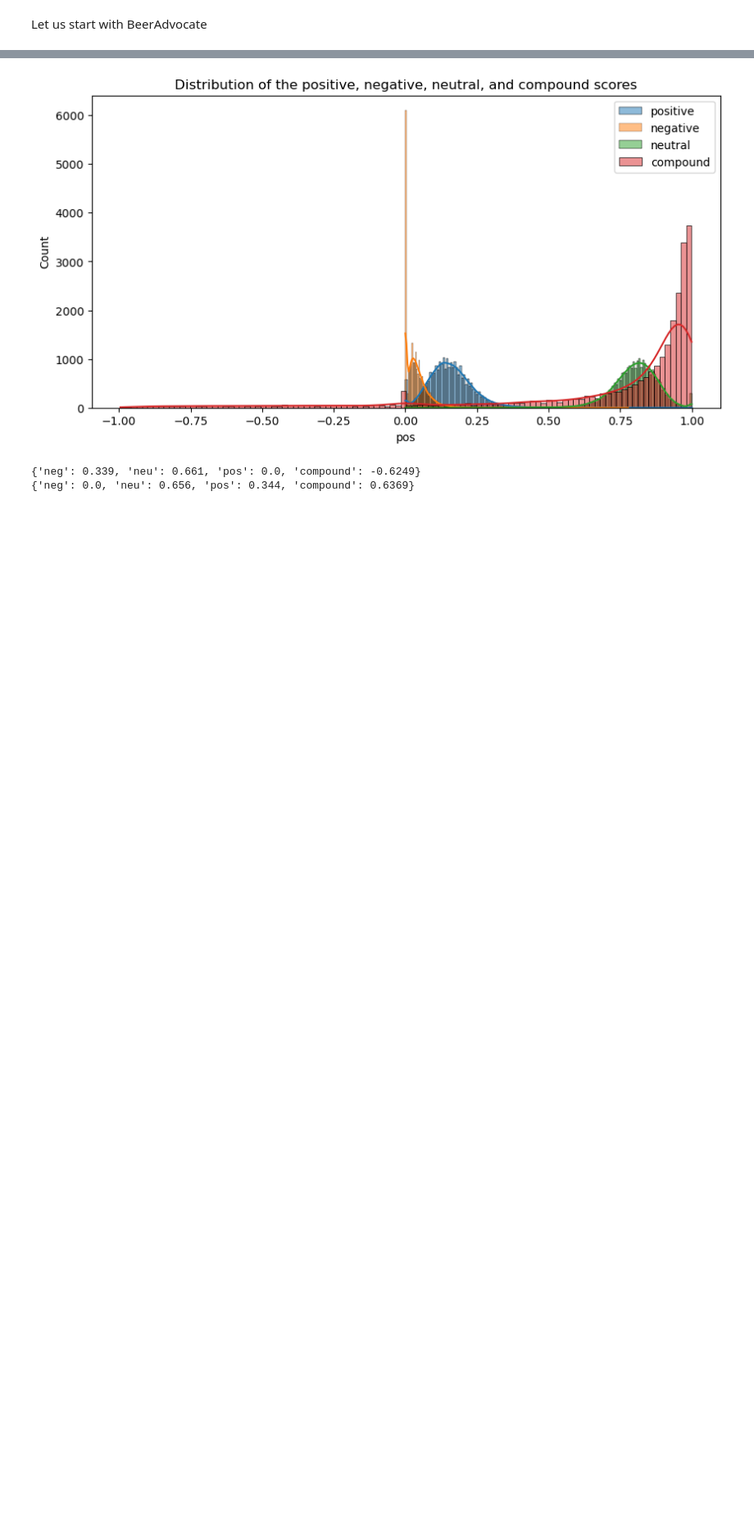
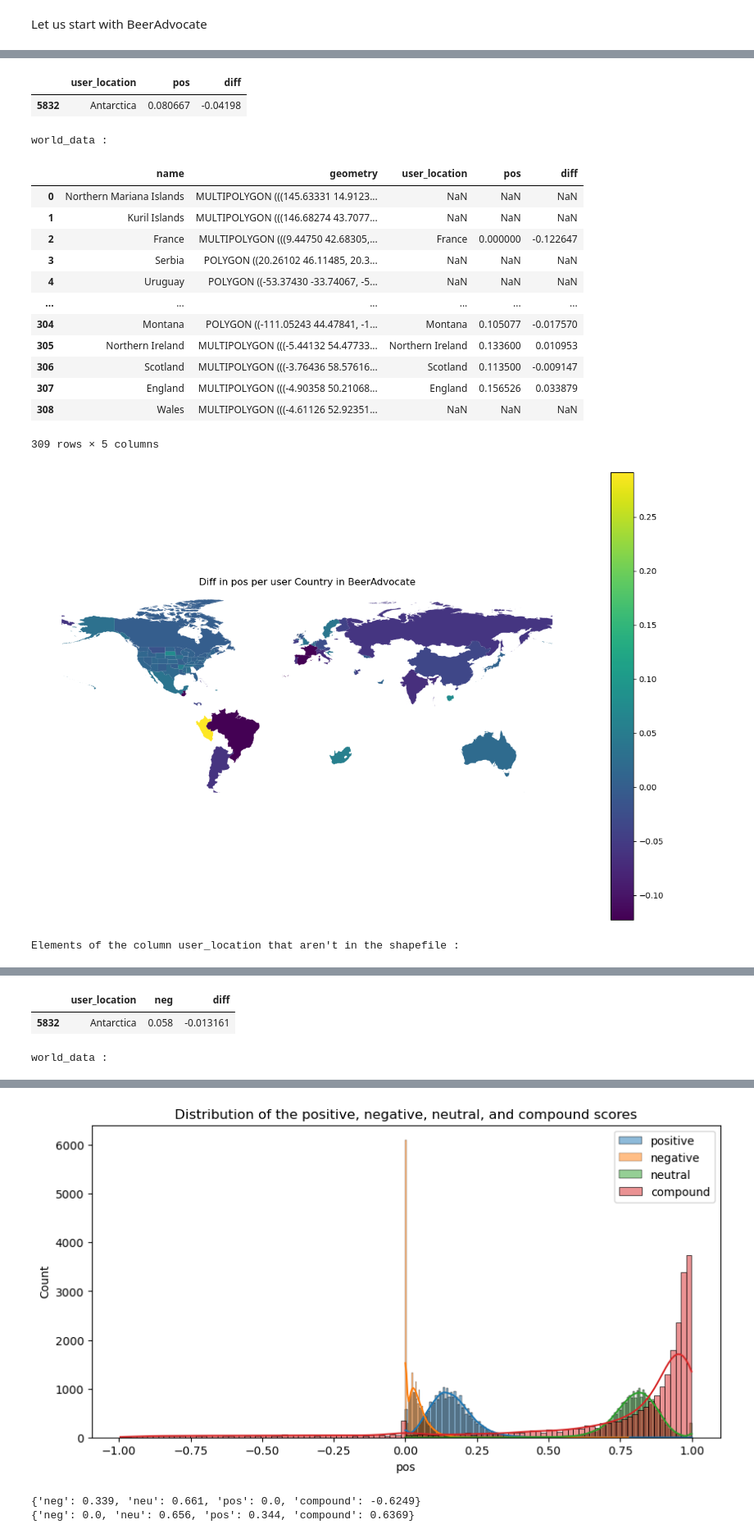
Before and after one commit to epfl-ada/ada-2023-project-dada, a Jupyter notebook: src/sentiment.ipynb, the cells around one changed output, grey strips where cells are left out. Shown at 82% size. Drawn from its saved outputs; the diff is of its cells as text; code cells hidden in the pictures; blank space fills up the shorter version.

```diff
--- a/src/sentiment.ipynb
+++ b/src/sentiment.ipynb
@@ -370,14 +632,0 @@ df_ba_new = df_ba_new[::100]
-# %%
-from tqdm import tqdm
-import time
-
-#loop through the rows and add the scores to the columns
-
-for index, row in tqdm(df_ba_new.iterrows(), total=len(df_ba_new)):
-    scores = analyzer.polarity_scores(row['text'])
-    df_ba_new.at[index, 'compound'] = scores['compound']
-    df_ba_new.at[index, 'neg'] = scores['neg']
-    df_ba_new.at[index, 'neu'] = scores['neu']
-    df_ba_new.at[index, 'pos'] = scores['pos']
-
-display(df_ba_new)
@@ -397,0 +809,6 @@ display(df_ba_new)
+# %%
+
+#display(df_comp)
+plot_map(df_comp_pos_ba, shapefile, "Diff in pos per user", "BeerAdvocate", 'diff')
+plot_map(df_comp_neg_ba, shapefile, "Diff in neg per user", "BeerAdvocate", 'diff')
+# %% [output]
@@ -397,0 +831,18 @@ display(df_ba_new)
+|  | user_location | pos | diff |
+| 5832 | Antarctica | 0.080667 | -0.04198 |
+world_data :
+|  | name | geometry | user_location | pos | diff |
+| 0 | Northern Mariana Islands | MULTIPOLYGON (((145.63331 14.9123... | NaN | NaN | NaN |
+| 1 | Kuril Islands | MULTIPOLYGON (((146.68274 43.7077... | NaN | NaN | NaN |
+| 2 | France | MULTIPOLYGON (((9.44750 42.68305,... | France | 0.000000 | -0.122647 |
+| 3 | Serbia | POLYGON ((20.26102 46.11485, 20.3... | NaN | NaN | NaN |
+| 4 | Uruguay | POLYGON ((-53.37430 -33.74067, -5... | NaN | NaN | NaN |
+| ... | ... | ... | ... | ... | ... |
+| 304 | Montana | POLYGON ((-111.05243 44.47841, -1... | Montana | 0.105077 | -0.017570 |
+| 305 | Northern Ireland | MULTIPOLYGON (((-5.44132 54.47733... | Northern Ireland | 0.133600 | 0.010953 |
+| 306 | Scotland | MULTIPOLYGON (((-3.76436 58.57616... | Scotland | 0.113500 | -0.009147 |
+| 307 | England | MULTIPOLYGON (((-4.90358 50.21068... | England | 0.156526 | 0.033879 |
+| 308 | Wales | MULTIPOLYGON (((-4.61126 52.92351... | NaN | NaN | NaN |
+309 rows × 5 columns
+[figure, added]
+Elements of the column user_location that aren't in the shapefile :
@@ -397,0 +864,3 @@ display(df_ba_new)
+|  | user_location | neg | diff |
+| 5832 | Antarctica | 0.058 | -0.013161 |
+world_data :
```
Also changed, not shown: parts of 38 cells of this notebook.
